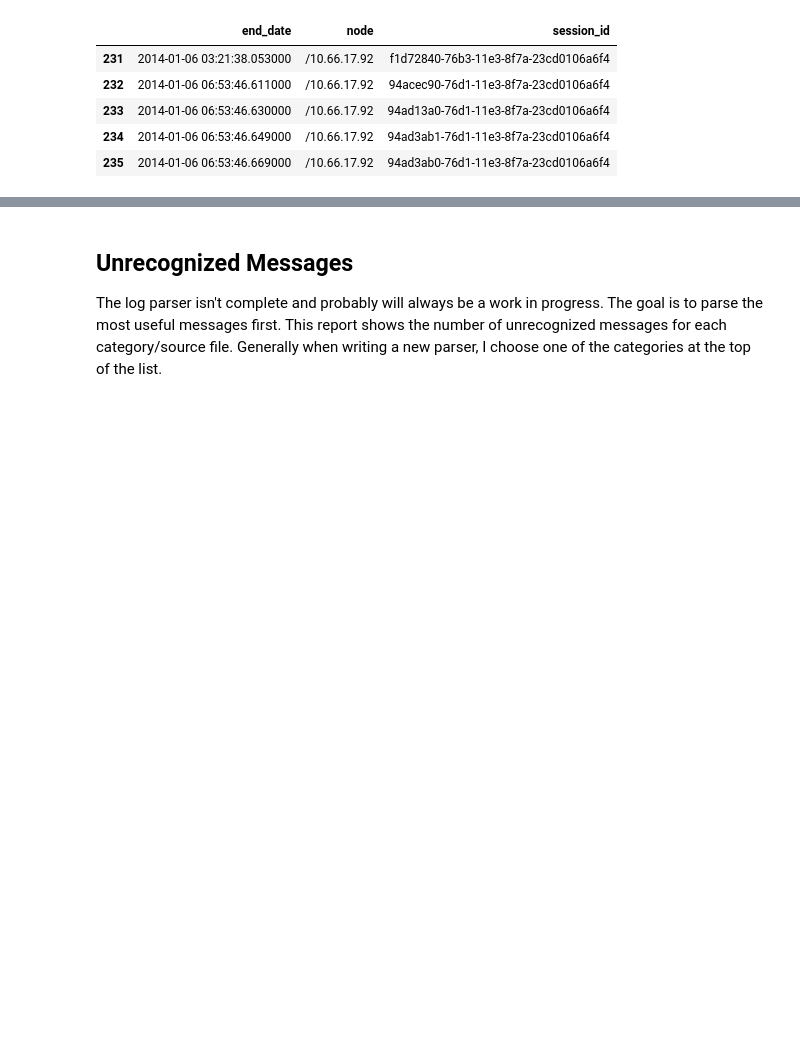
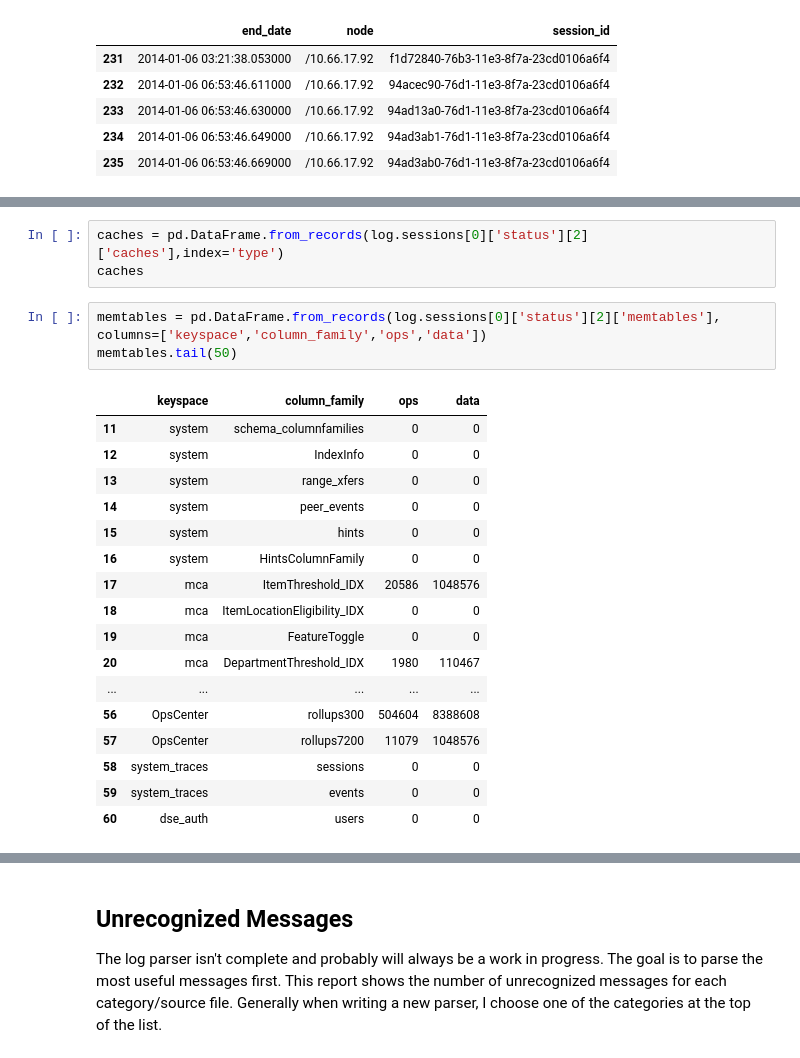
Before and after one commit to riptano/logparse, a Jupyter notebook: example.ipynb, the cells around one changed output, grey strips where cells are left out. Saved outputs shown, nothing was run; the diff lists cells and outputs as text; blank space fills up the shorter version.

```diff
--- a/example.ipynb
+++ b/example.ipynb
@@ -192,0 +224,24 @@ streaming_sessions.tail()
+# %%
+caches = pd.DataFrame.from_records(log.sessions[0]['status'][2]['caches'],index='type')
+caches
+# %%
+memtables = pd.DataFrame.from_records(log.sessions[0]['status'][2]['memtables'], columns=['keyspace','column_family','ops','data'])
+memtables.tail(50)
+# %% [output]
+|  | keyspace | column_family | ops | data |
+| 11 | system | schema_columnfamilies | 0 | 0 |
+| 12 | system | IndexInfo | 0 | 0 |
+| 13 | system | range_xfers | 0 | 0 |
+| 14 | system | peer_events | 0 | 0 |
+| 15 | system | hints | 0 | 0 |
+| 16 | system | HintsColumnFamily | 0 | 0 |
+| 17 | mca | ItemThreshold_IDX | 20586 | 1048576 |
+| 18 | mca | ItemLocationEligibility_IDX | 0 | 0 |
+| 19 | mca | FeatureToggle | 0 | 0 |
+| 20 | mca | DepartmentThreshold_IDX | 1980 | 110467 |
+| ... | ... | ... | ... | ... |
+| 56 | OpsCenter | rollups300 | 504604 | 8388608 |
+| 57 | OpsCenter | rollups7200 | 11079 | 1048576 |
+| 58 | system_traces | sessions | 0 | 0 |
+| 59 | system_traces | events | 0 | 0 |
+| 60 | dse_auth | users | 0 | 0 |
```
Also changed, not shown: parts of 7 cells of this notebook, 1 other file.
